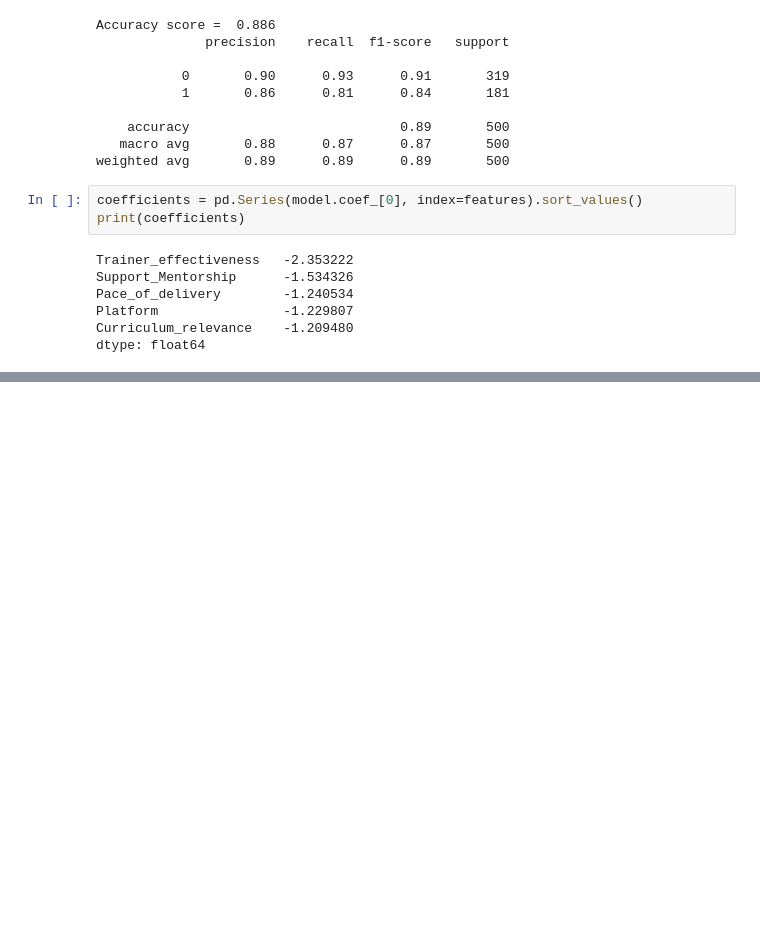
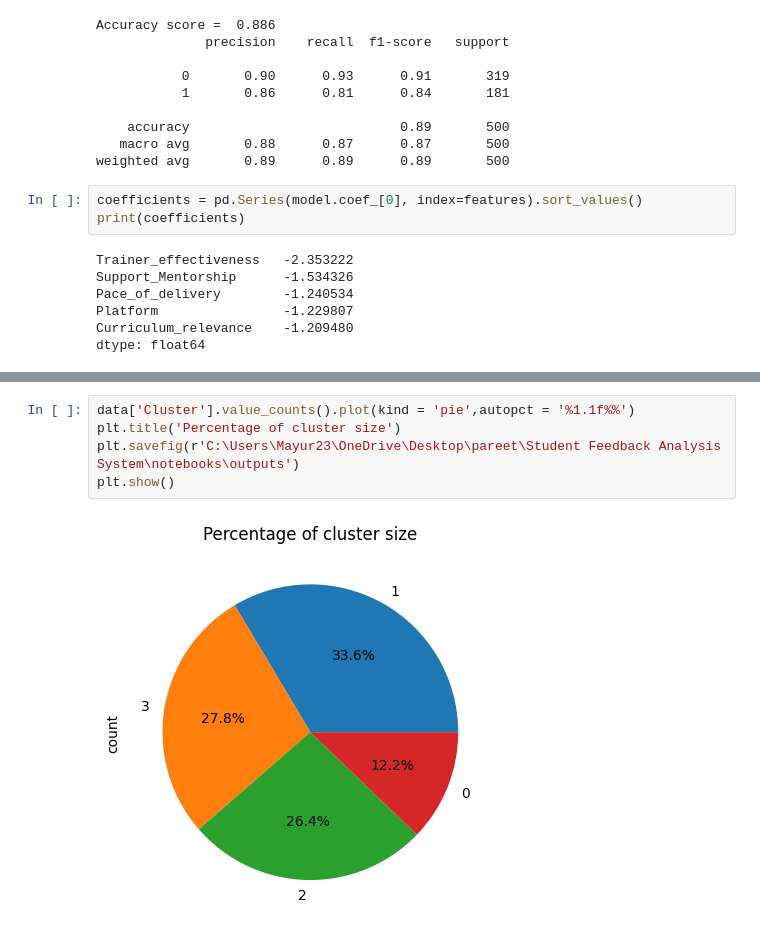
Before and after one commit to mistrypareet26-dev/Student-Feedback-Analysis, a Jupyter notebook: notebooks/ML_modeling_clustering.ipynb, the cells around one changed output, grey strips where cells are left out. Cells and saved outputs as stored; diff of their text form; blank space fills up the shorter version.

```diff
--- a/notebooks/ML_modeling_clustering.ipynb
+++ b/notebooks/ML_modeling_clustering.ipynb
@@ -77,0 +118,7 @@ dtype: float64
+# %%
+data['Cluster'].value_counts().plot(kind = 'pie',autopct = '%1.1f%%')
+plt.title('Percentage of cluster size')
+plt.savefig(r'C:\Users\Mayur23\OneDrive\Desktop\pareet\Student Feedback Analysis System\notebooks\outputs')
+plt.show()
+# %% [output]
+[figure, added]
```
Also changed, not shown: parts of 8 cells of this notebook, 1 other file.
